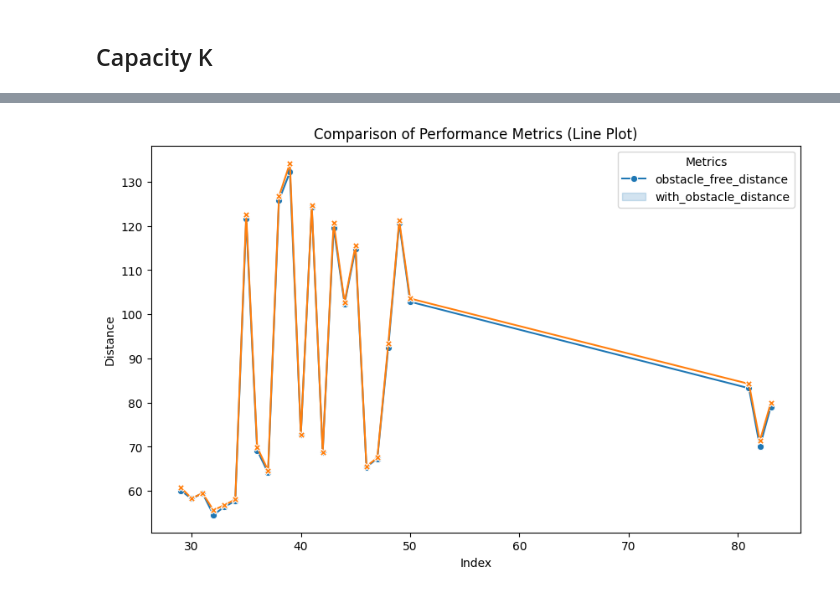
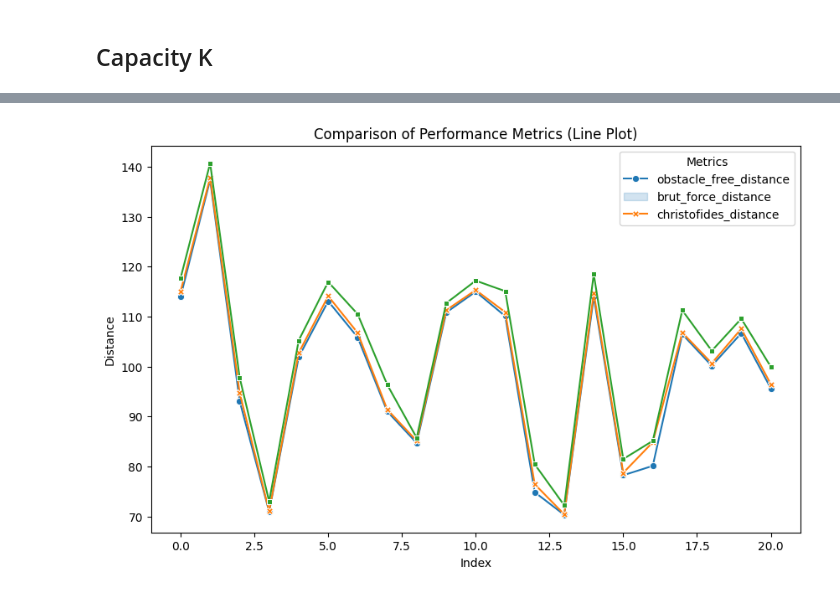
Before and after one commit to CR-Samrat/drone-based-delivary, a Jupyter notebook: euclidean_with_obstacle_performance_test.ipynb, the cells around one changed output, grey strips where cells are left out. Drawn from its saved outputs; the diff is of its cells as text; code cells hidden in the pictures.

```diff
--- a/euclidean_with_obstacle_performance_test.ipynb
+++ b/euclidean_with_obstacle_performance_test.ipynb
@@ -91,0 +81,4 @@ df_cap_k.head()
+# %%
+df_cap_k = pd.read_csv('./drone_performance_on_obstacle_capacity_k.csv')
+
+df_cap_k.head()
@@ -130,10 +132,10 @@ plt.show()
 # %%
 plt.figure(figsize=(10, 6))
-sns.lineplot(data=df_cap_k.iloc[:, -2:], dashes=False, markers=True)
+sns.lineplot(data=df_cap_k.iloc[:, -3:], dashes=False, markers=True)
 plt.title('Comparison of Performance Metrics (Line Plot)')
 plt.xlabel('Index')
 plt.ylabel('Distance')
-plt.legend(title='Metrics', labels=['obstacle_free_distance', 'with_obstacle_distance'])
+plt.legend(title='Metrics', labels=['obstacle_free_distance', 'brut_force_distance','christofides_distance'])
 plt.show()
 # %% [output]
-[figure, old version]
+[figure, new version]
```
Also changed, not shown: parts of 8 cells of this notebook, 5 other files.
